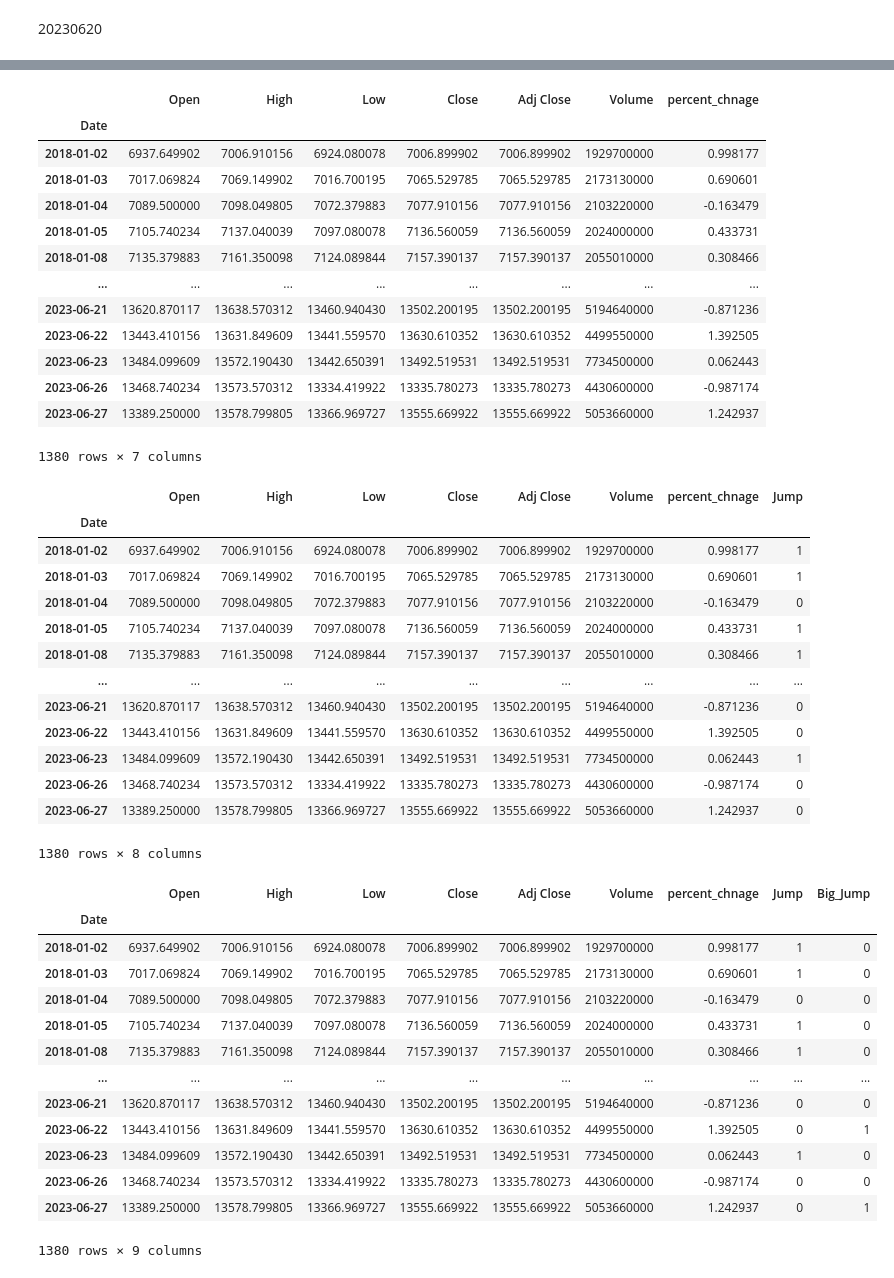
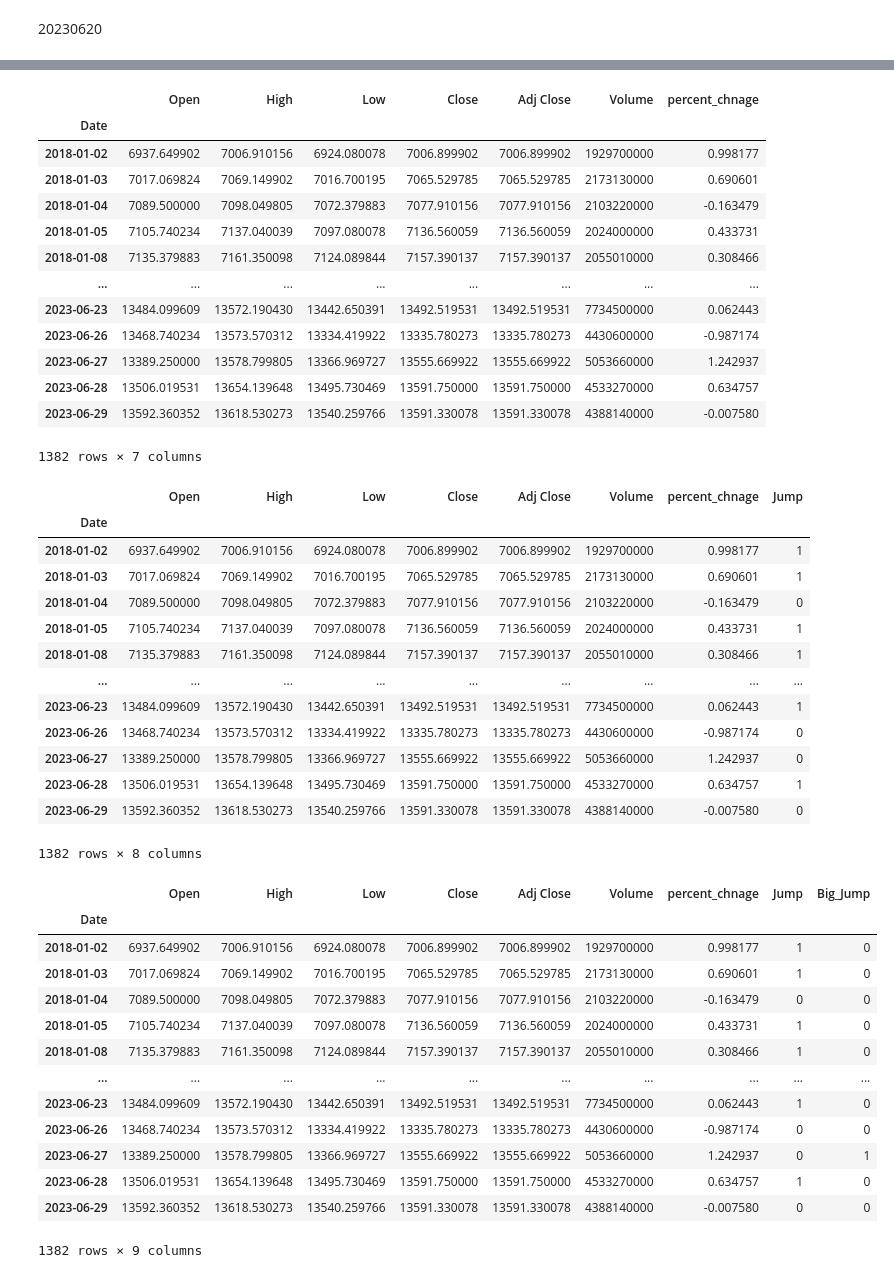
Before and after one commit to SChiu-project/CUSCS_project, a Jupyter notebook: NQ_2018_2023.ipynb, the cells around one changed output, grey strips where cells are left out. Saved outputs shown, nothing was run; the diff lists cells and outputs as text; code cells hidden in the pictures.

```diff
--- a/NQ_2018_2023.ipynb
+++ b/NQ_2018_2023.ipynb
@@ -24,8 +24,8 @@ import yfinance as yf
 # %%
 # 從 Yahoo Finance 中讀取 S&P 500 的歷史價格
 
-df_SP = yf.download('^IXIC', start='2018-01-01', end='2023-06-28')
-df_SP
+df_NQ = yf.download('^IXIC', start='2018-01-01', end='2023-06-30')
+df_NQ
 # %% [output]
 [*********************100%***********************]  1 of 1 completed
 |  | Open | High | Low | Close | Adj Close | Volume |
@@ -73,6 +73,6 @@ memory usage: 75.5 KB
 # %%
-df_SP['percent_chnage'] = (df_SP['Close']/df_SP['Open']-1)*100
-df_SP
+df_NQ['percent_chnage'] = (df_NQ['Close']/df_NQ['Open']-1)*100
+df_NQ
 # %% [output]
 |  | Open | High | Low | Close | Adj Close | Volume | percent_chnage |
 | Date |  |  |  |  |  |  |  |
@@ -82,15 +82,15 @@ df_SP
 | 2018-01-05 | 7105.740234 | 7137.040039 | 7097.080078 | 7136.560059 | 7136.560059 | 2024000000 | 0.433731 |
 | 2018-01-08 | 7135.379883 | 7161.350098 | 7124.089844 | 7157.390137 | 7157.390137 | 2055010000 | 0.308466 |
 | ... | ... | ... | ... | ... | ... | ... | ... |
-| 2023-06-21 | 13620.870117 | 13638.570312 | 13460.940430 | 13502.200195 | 13502.200195 | 5194640000 | -0.871236 |
-| 2023-06-22 | 13443.410156 | 13631.849609 | 13441.559570 | 13630.610352 | 13630.610352 | 4499550000 | 1.392505 |
 | 2023-06-23 | 13484.099609 | 13572.190430 | 13442.650391 | 13492.519531 | 13492.519531 | 7734500000 | 0.062443 |
 | 2023-06-26 | 13468.740234 | 13573.570312 | 13334.419922 | 13335.780273 | 13335.780273 | 4430600000 | -0.987174 |
 | 2023-06-27 | 13389.250000 | 13578.799805 | 13366.969727 | 13555.669922 | 13555.669922 | 5053660000 | 1.242937 |
+| 2023-06-28 | 13506.019531 | 13654.139648 | 13495.730469 | 13591.750000 | 13591.750000 | 4533270000 | 0.634757 |
+| 2023-06-29 | 13592.360352 | 13618.530273 | 13540.259766 | 13591.330078 | 13591.330078 | 4388140000 | -0.007580 |
-1380 rows × 7 columns
+1382 rows × 7 columns
 # %%
-df_SP['Jump'] = np.where((df_SP.percent_chnage>=0) & (1>df_SP.percent_chnage) ,1,0)
-df_SP
+df_NQ['Jump'] = np.where((df_NQ.percent_chnage>=0) & (1>df_NQ.percent_chnage) ,1,0)
+df_NQ
 # %% [output]
 |  | Open | High | Low | Close | Adj Close | Volume | percent_chnage | Jump |
 | Date |  |  |  |  |  |  |  |  |
@@ -100,28 +100,28 @@ df_SP
 | 2018-01-05 | 7105.740234 | 7137.040039 | 7097.080078 | 7136.560059 | 7136.560059 | 2024000000 | 0.433731 | 1 |
 | 2018-01-08 | 7135.379883 | 7161.350098 | 7124.089844 | 7157.390137 | 7157.390137 | 2055010000 | 0.308466 | 1 |
 | ... | ... | ... | ... | ... | ... | ... | ... | ... |
-| 2023-06-21 | 13620.870117 | 13638.570312 | 13460.940430 | 13502.200195 | 13502.200195 | 5194640000 | -0.871236 | 0 |
-| 2023-06-22 | 13443.410156 | 13631.849609 | 13441.559570 | 13630.610352 | 13630.610352 | 4499550000 | 1.392505 | 0 |
 | 2023-06-23 | 13484.099609 | 13572.190430 | 13442.650391 | 13492.519531 | 13492.519531 | 7734500000 | 0.062443 | 1 |
 | 2023-06-26 | 13468.740234 | 13573.570312 | 13334.419922 | 13335.780273 | 13335.780273 | 4430600000 | -0.987174 | 0 |
 | 2023-06-27 | 13389.250000 | 13578.799805 | 13366.969727 | 13555.669922 | 13555.669922 | 5053660000 | 1.242937 | 0 |
+| 2023-06-28 | 13506.019531 | 13654.139648 | 13495.730469 | 13591.750000 | 13591.750000 | 4533270000 | 0.634757 | 1 |
+| 2023-06-29 | 13592.360352 | 13618.530273 | 13540.259766 | 13591.330078 | 13591.330078 | 4388140000 | -0.007580 | 0 |
-1380 rows × 8 columns
+1382 rows × 8 columns
 # %%
-df_SP['Big_Jump'] = np.where((df_SP.percent_chnage>=1),1,0)
-df_SP
+df_NQ['Big_Jump'] = np.where((df_NQ.percent_chnage>=1),1,0)
+df_NQ
 # %% [output]
 |  | Open | High | Low | Close | Adj Close | Volume | percent_chnage | Jump | Big_Jump |
 | Date |  |  |  |  |  |  |  |  |  |
 | 2018-01-02 | 6937.649902 | 7006.910156 | 6924.080078 | 7006.899902 | 7006.899902 | 1929700000 | 0.998177 | 1 | 0 |
 | 2018-01-03 | 7017.069824 | 7069.149902 | 7016.700195 | 7065.529785 | 7065.529785 | 2173130000 | 0.690601 | 1 | 0 |
 | 2018-01-04 | 7089.500000 | 7098.049805 | 7072.379883 | 7077.910156 | 7077.910156 | 2103220000 | -0.163479 | 0 | 0 |
 | 2018-01-05 | 7105.740234 | 7137.040039 | 7097.080078 | 7136.560059 | 7136.560059 | 2024000000 | 0.433731 | 1 | 0 |
 | 2018-01-08 | 7135.379883 | 7161.350098 | 7124.089844 | 7157.390137 | 7157.390137 | 2055010000 | 0.308466 | 1 | 0 |
 | ... | ... | ... | ... | ... | ... | ... | ... | ... | ... |
-| 2023-06-21 | 13620.870117 | 13638.570312 | 13460.940430 | 13502.200195 | 13502.200195 | 5194640000 | -0.871236 | 0 | 0 |
-| 2023-06-22 | 13443.410156 | 13631.849609 | 13441.559570 | 13630.610352 | 13630.610352 | 4499550000 | 1.392505 | 0 | 1 |
 | 2023-06-23 | 13484.099609 | 13572.190430 | 13442.650391 | 13492.519531 | 13492.519531 | 7734500000 | 0.062443 | 1 | 0 |
 | 2023-06-26 | 13468.740234 | 13573.570312 | 13334.419922 | 13335.780273 | 13335.780273 | 4430600000 | -0.987174 | 0 | 0 |
 | 2023-06-27 | 13389.250000 | 13578.799805 | 13366.969727 | 13555.669922 | 13555.669922 | 5053660000 | 1.242937 | 0 | 1 |
+| 2023-06-28 | 13506.019531 | 13654.139648 | 13495.730469 | 13591.750000 | 13591.750000 | 4533270000 | 0.634757 | 1 | 0 |
+| 2023-06-29 | 13592.360352 | 13618.530273 | 13540.259766 | 13591.330078 | 13591.330078 | 4388140000 | -0.007580 | 0 | 0 |
-1380 rows × 9 columns
+1382 rows × 9 columns
 # %%
```
Also changed, not shown: parts of 8 cells of this notebook, 4 other files.
